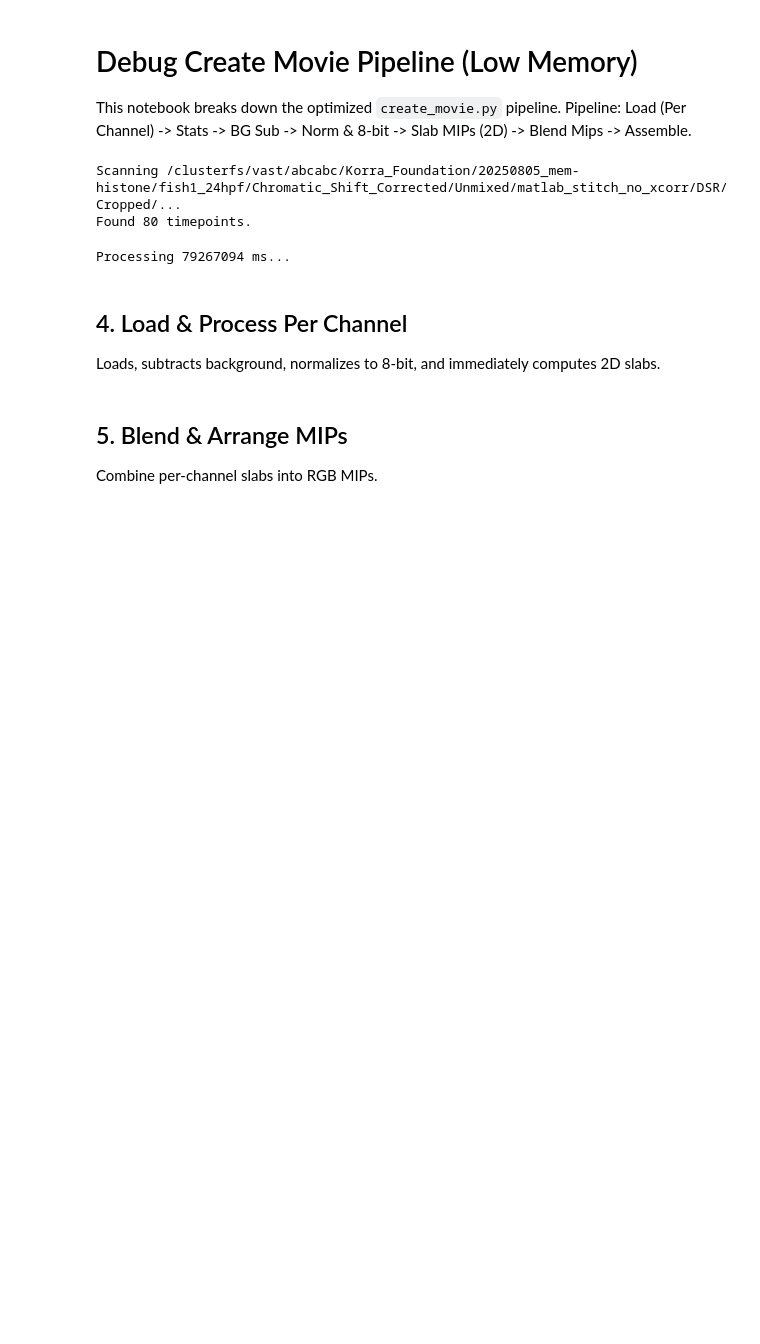
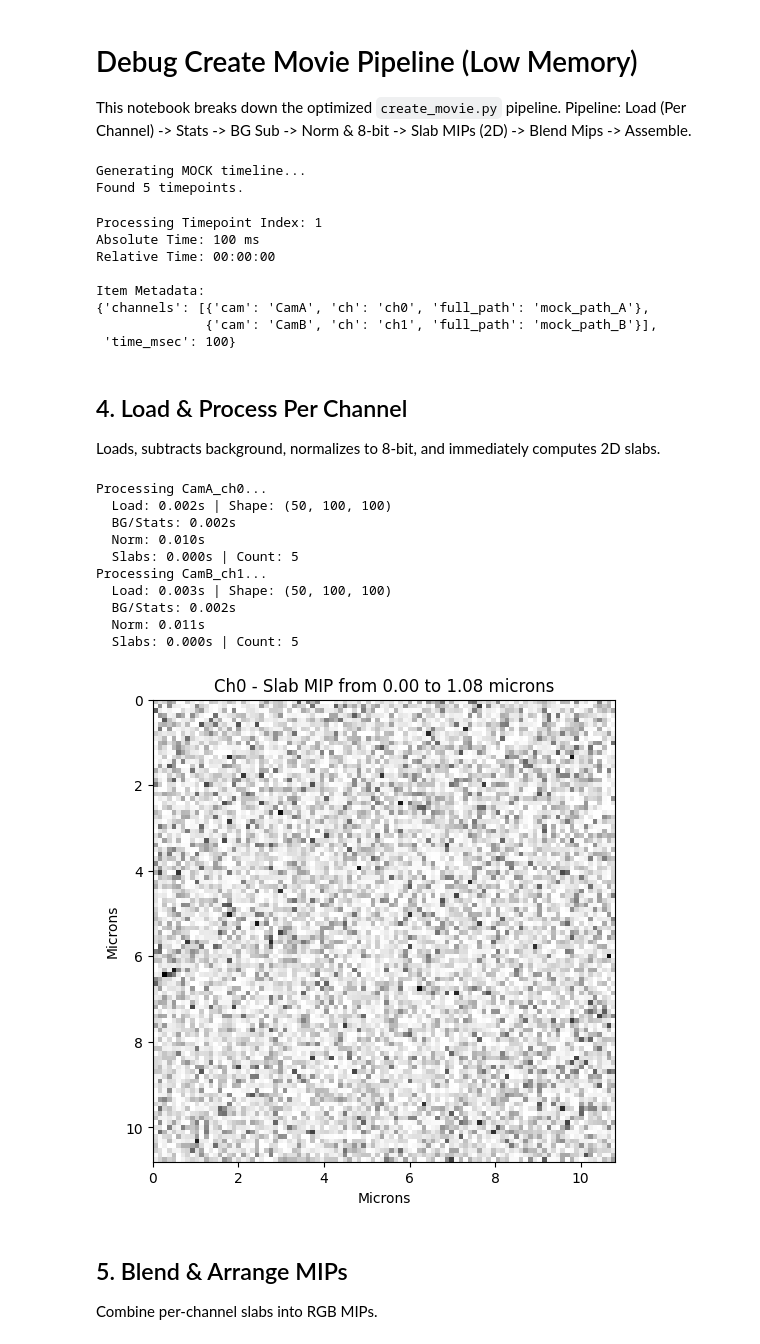
Before and after one commit to rxist525/slabview5D, a Jupyter notebook: debug_create_movie.ipynb, the cells around one changed output. Drawn from its saved outputs; the diff is of its cells as text; code cells hidden in the pictures; blank space fills up the shorter version.

```diff
--- a/debug_create_movie.ipynb
+++ b/debug_create_movie.ipynb
@@ -29,7 +31,7 @@ args = SimpleNamespace(
     contrast_percentiles=[1, 99],
     background_offset=0.0,
     gamma=1.0,
-    mock=False                # Set False for real data
+    mock=True                # Set False for real data
 )
 # %%
 # 2. Discovery
@@ -51,16 +53,31 @@ else:
 print(f"Found {len(timeline)} timepoints.")
 bleaching_history = [[] for _ in range(len(timeline[0]['channels']))] if timeline else []
 # %% [output]
-Scanning /clusterfs/vast/abcabc/Korra_Foundation/20250805_mem-histone/fish1_24hpf/Chromatic_Shift_Corrected/Unmixed/matlab_stitch_no_xcorr/DSR/Cropped/...
-Found 80 timepoints.
+Generating MOCK timeline...
+Found 5 timepoints.
 # %%
-# 3. Select Timepoint
-t_idx = 0
+# 3. Select Timepoint & Show Metadata
+t_idx = 1
 if t_idx < len(timeline):
     item = timeline[t_idx]
-    print(f"Processing {item['time_msec']} ms...")
+    start_time_msec = timeline[0]['time_msec']
+    rel_msec = item['time_msec'] - start_time_msec
+    time_str = create_movie.format_msec(rel_msec)
+
+    print(f"Processing Timepoint Index: {t_idx}")
+    print(f"Absolute Time: {item['time_msec']} ms")
+    print(f"Relative Time: {time_str}")
+    print("\nItem Metadata:")
+    pprint.pprint(item)
 # %% [output]
-Processing 79267094 ms...
+Processing Timepoint Index: 1
+Absolute Time: 100 ms
+Relative Time: 00:00:00
+
+Item Metadata:
+{'channels': [{'cam': 'CamA', 'ch': 'ch0', 'full_path': 'mock_path_A'},
+              {'cam': 'CamB', 'ch': 'ch1', 'full_path': 'mock_path_B'}],
+ 'time_msec': 100}
 # %% [markdown]
 ## 4. Load & Process Per Channel
 Loads, subtracts background, normalizes to 8-bit, and immediately computes 2D slabs.
@@ -71,40 +88,74 @@ channel_slabs_list = []
 
 for f_meta in item['channels']:
     try:
+        print(f"Processing {f_meta['cam']}_{f_meta['ch']}...")
         # Load
+        t0 = time.time()
         vol = create_movie.load_zarr_data(f_meta['full_path'], mock=args.mock)
+        print(f"  Load: {time.time() - t0:.3f}s | Shape: {vol.shape}")
 
-        # BG Sub (float)
+        # BG Sub (float) & Stats
+        t0 = time.time()
         vol_bg = vol.astype(np.float32) - args.background_offset
         vol_bg[vol_bg < 0] = 0
-
-        # Stats (on raw floating point data)
         raw_sums.append(np.sum(vol_bg))
+        print(f"  BG/Stats: {time.time() - t0:.3f}s")
 
         # Norm -> 8-bit
+        t0 = time.time()
         vol_norm = create_movie.normalize_volume(vol_bg, args.contrast_percentiles[0], args.contrast_percentiles[1], args.gamma)
         processed_volumes.append(vol_norm)
+        print(f"  Norm: {time.time() - t0:.3f}s")
 
         # Compute Slabs (Single Channel)
+        t0 = time.time()
         slabs = create_movie.create_slabs_mip(vol_norm, slab_size=args.slab_size, num_slabs=args.num_slabs)
         channel_slabs_list.append(slabs)
-
-        print(f"Processed {f_meta['cam']}_{f_meta['ch']}: {vol.shape} -> 8-bit -> {len(slabs)} slabs")
+        print(f"  Slabs: {time.time() - t0:.3f}s | Count: {len(slabs)}")
 
     except Exception as e:
         print(f"Error: {e}")
 
 # Mock history update
 if len(bleaching_history[0]) <= t_idx:
     for i, val in enumerate(raw_sums):
         bleaching_history[i] = [val] * (t_idx + 1)
 
 # Visual Check: First slab of first channel
 if channel_slabs_list:
     plt.figure(figsize=(6,6))
-    plt.imshow(channel_slabs_list[0][0], cmap='gray')
-    plt.title("Ch0 - Slab 0 MIP")
+
+    # Display with micron axes
+    img = channel_slabs_list[0][0]
+    h, w = img.shape
+    # args.voxel_size is [z, y, x]
+    dy = args.voxel_size[1]
+    dx = args.voxel_size[2]
+    extent = [0, w*dx, h*dy, 0]
+
+    # Calculate Z range for Slab 0
+    z_res = args.voxel_size[0]
+    s_idx = 0
+    z_start = s_idx * args.slab_size * z_res
+    z_end = (s_idx + 1) * args.slab_size * z_res
+
+    plt.imshow(img, cmap='gray', extent=extent)
+    plt.title(f"Ch0 - Slab MIP from {z_start:.2f} to {z_end:.2f} um")
+    plt.xlabel("Microns")
+    plt.ylabel("Microns")
     plt.show()
+# %% [output]
+Processing CamA_ch0...
+  Load: 0.002s | Shape: (50, 100, 100)
+  BG/Stats: 0.002s
+  Norm: 0.010s
+  Slabs: 0.000s | Count: 5
+Processing CamB_ch1...
+  Load: 0.003s | Shape: (50, 100, 100)
+  BG/Stats: 0.002s
+  Norm: 0.011s
+  Slabs: 0.000s | Count: 5
+[figure, added]
 # %% [markdown]
 ## 5. Blend & Arrange MIPs
 Combine per-channel slabs into RGB MIPs.
```
Also changed, not shown: parts of 6 cells of this notebook, 1 other file.
